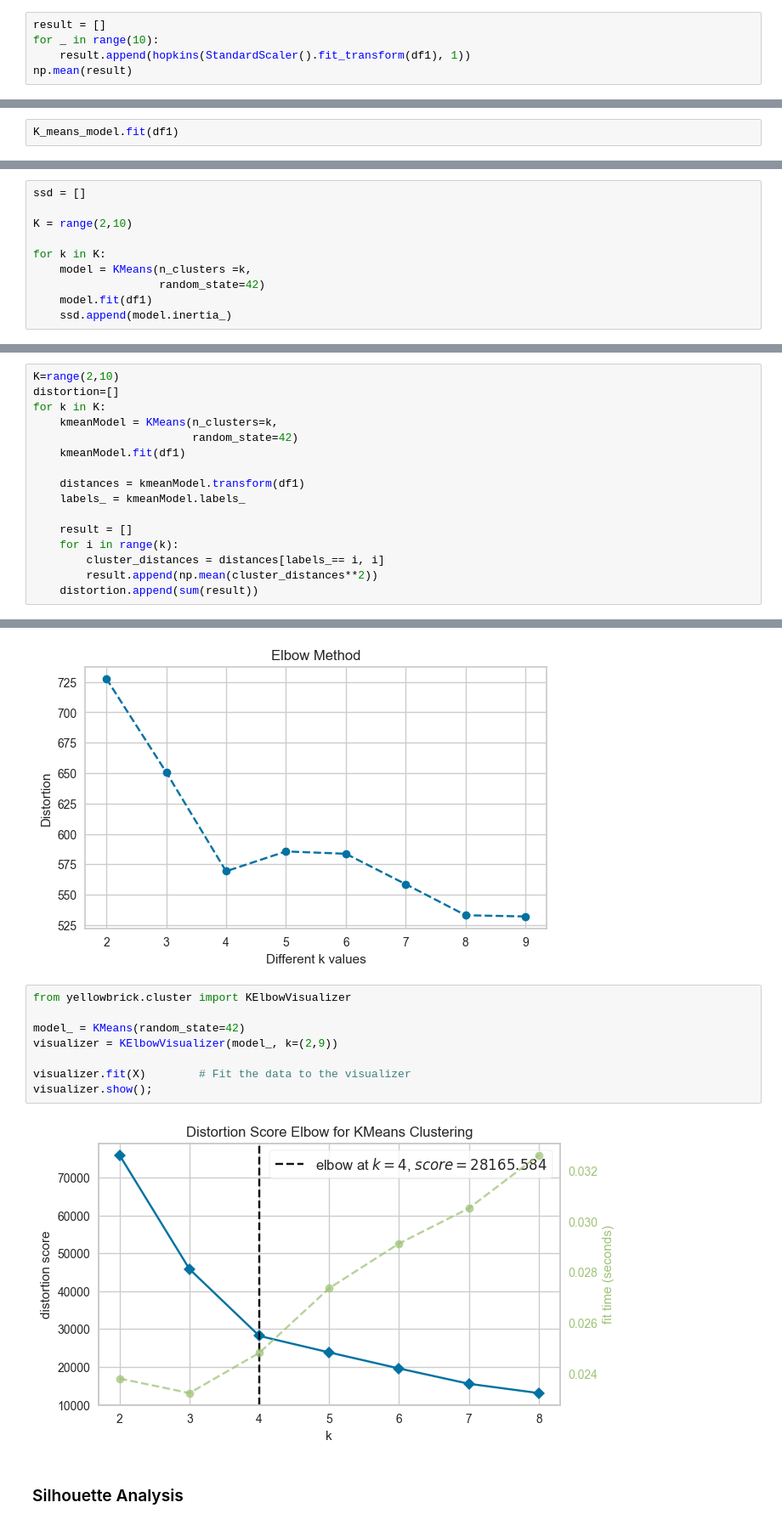
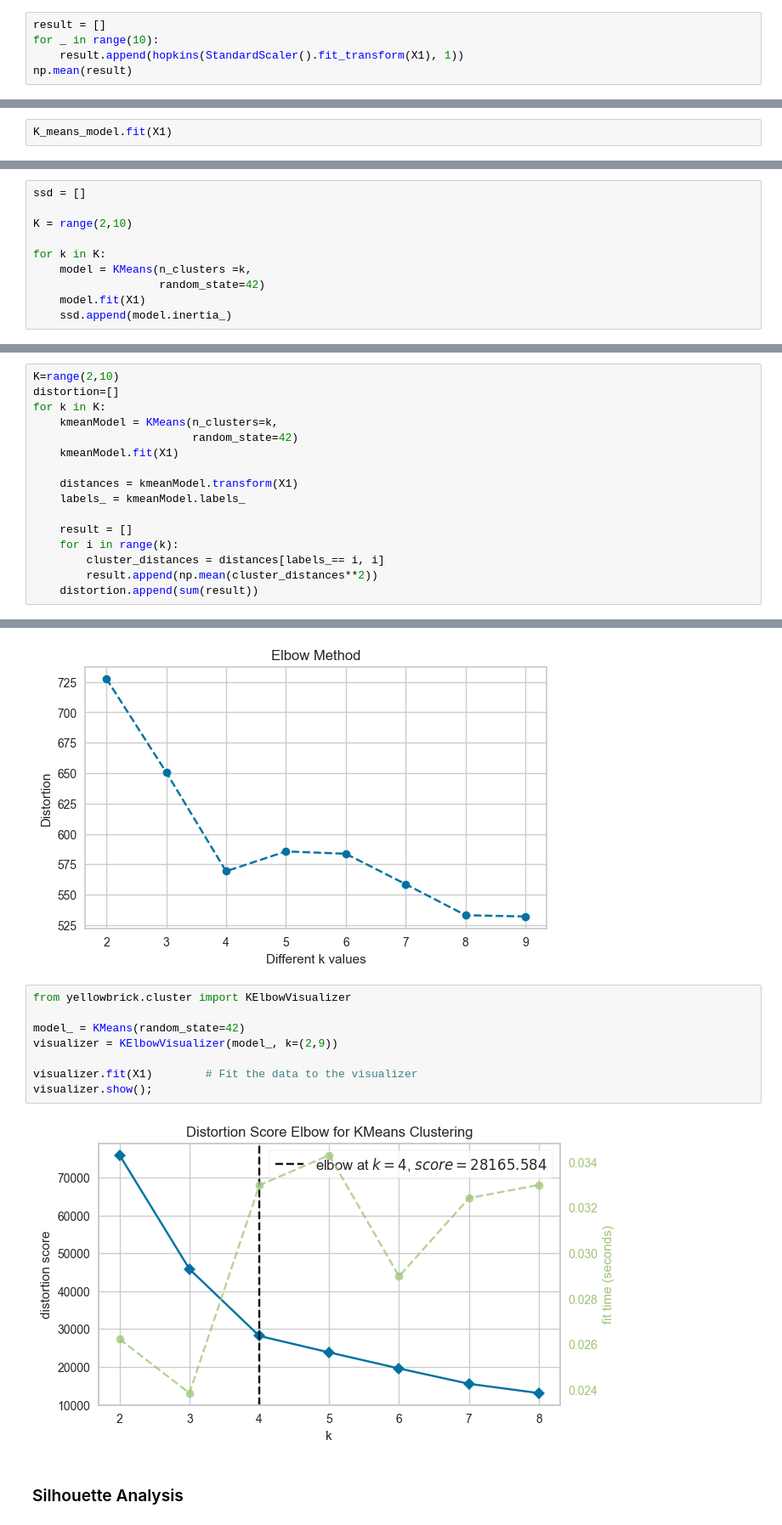
Before and after one commit to SabahattinCag/Machine-Learning, a Jupyter notebook: Projects/Customer Segmentation/Cluestering_Analysis_Customers_Segmentation_Project.ipynb, the cells around one changed output, grey strips where cells are left out. Shown at 85% size. Drawn from its saved outputs; the diff is of its cells as text.

```diff
--- a/Projects/Customer Segmentation/Cluestering_Analysis_Customers_Segmentation_Project.ipynb
+++ b/Projects/Customer Segmentation/Cluestering_Analysis_Customers_Segmentation_Project.ipynb
@@ -296,6 +276,6 @@ np.mean(result)
 # %%
 result = []
 for _ in range(10):
-    result.append(hopkins(StandardScaler().fit_transform(df1), 1))
+    result.append(hopkins(StandardScaler().fit_transform(X1), 1))
 np.mean(result)
 # %% [output]
@@ -340,7 +320,7 @@ from sklearn.cluster import KMeans
 K_means_model = KMeans(n_clusters=4,
                        random_state=42)
 # %%
-K_means_model.fit(df1)
+K_means_model.fit(X1)
 # %% [output]
 KMeans(n_clusters=4, random_state=42)
 # %%
@@ -366,7 +346,7 @@ K = range(2,10)
 for k in K:
     model = KMeans(n_clusters =k,
                    random_state=42)
-    model.fit(df1)
+    model.fit(X1)
     ssd.append(model.inertia_)
 # %%
 plt.plot(K, ssd, "bo--")
@@ -384,9 +364,9 @@ distortion=[]
 for k in K:
     kmeanModel = KMeans(n_clusters=k,
                         random_state=42)
-    kmeanModel.fit(df1)
+    kmeanModel.fit(X1)
 
-    distances = kmeanModel.transform(df1)
+    distances = kmeanModel.transform(X1)
     labels_ = kmeanModel.labels_
 
     result = []
@@ -405,13 +385,13 @@ Text(0.5, 1.0, 'Elbow Method')
 # %%
 from yellowbrick.cluster import KElbowVisualizer
 
 model_ = KMeans(random_state=42)
 visualizer = KElbowVisualizer(model_, k=(2,9))
 
-visualizer.fit(X)        # Fit the data to the visualizer
+visualizer.fit(X1)        # Fit the data to the visualizer
 visualizer.show();
 # %% [output]
-[figure, old version]
+[figure, new version]
 # %% [markdown]
 ### Silhouette Analysis
 # %%
```
Also changed, not shown: parts of 65 cells of this notebook.
